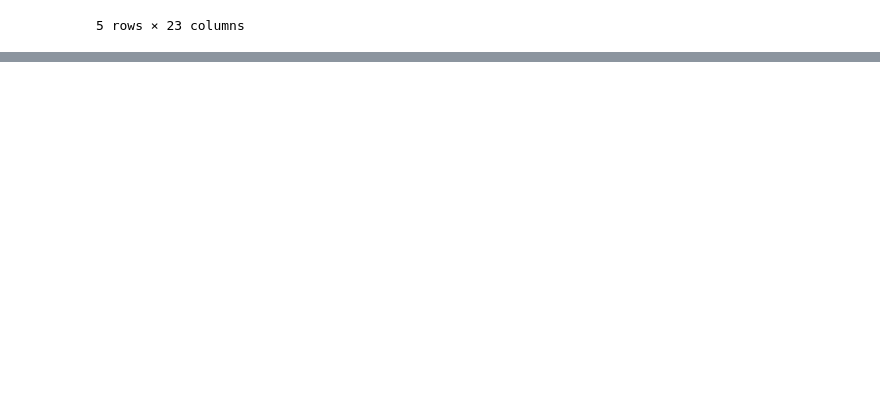
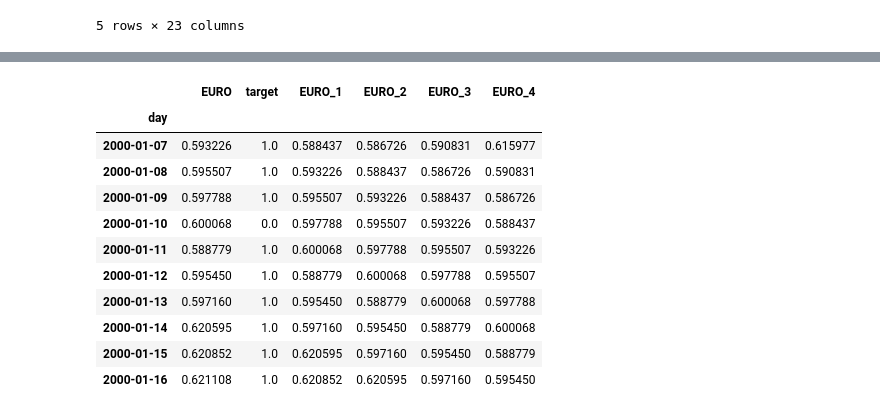
Before and after one commit to lbotti319/currency_nn, a Jupyter notebook: BasicNN.ipynb, the cells around one changed output, grey strips where cells are left out. Saved outputs shown, nothing was run; the diff lists cells and outputs as text; code cells hidden in the pictures; blank space fills up the shorter version.

```diff
--- a/BasicNN.ipynb
+++ b/BasicNN.ipynb
@@ -116,0 +23,3 @@ work_df.head(n=10)
+# %%
+df = fetch_data()
+df.head()
@@ -116,0 +34,3 @@ work_df.head(n=10)
+# %%
+work_df = scale_and_interpolate(df)
+work_df.head()
@@ -116,0 +62,19 @@ work_df.head(n=10)
+# %%
+work_df = set_target(work_df, 2)
+# %%
+
+full_df = expand_columns(work_df, ['EURO'], 4)
+full_df.head(n=10)
+# %% [output]
+|  | EURO | target | EURO_1 | EURO_2 | EURO_3 | EURO_4 |
+| day |  |  |  |  |  |  |
+| 2000-01-07 | 0.593226 | 1.0 | 0.588437 | 0.586726 | 0.590831 | 0.615977 |
+| 2000-01-08 | 0.595507 | 1.0 | 0.593226 | 0.588437 | 0.586726 | 0.590831 |
+| 2000-01-09 | 0.597788 | 1.0 | 0.595507 | 0.593226 | 0.588437 | 0.586726 |
+| 2000-01-10 | 0.600068 | 0.0 | 0.597788 | 0.595507 | 0.593226 | 0.588437 |
+| 2000-01-11 | 0.588779 | 1.0 | 0.600068 | 0.597788 | 0.595507 | 0.593226 |
+| 2000-01-12 | 0.595450 | 1.0 | 0.588779 | 0.600068 | 0.597788 | 0.595507 |
+| 2000-01-13 | 0.597160 | 1.0 | 0.595450 | 0.588779 | 0.600068 | 0.597788 |
+| 2000-01-14 | 0.620595 | 1.0 | 0.597160 | 0.595450 | 0.588779 | 0.600068 |
+| 2000-01-15 | 0.620852 | 1.0 | 0.620595 | 0.597160 | 0.595450 | 0.588779 |
+| 2000-01-16 | 0.621108 | 1.0 | 0.620852 | 0.620595 | 0.597160 | 0.595450 |
```
Also changed, not shown: parts of 22 cells of this notebook, 3 other files.
